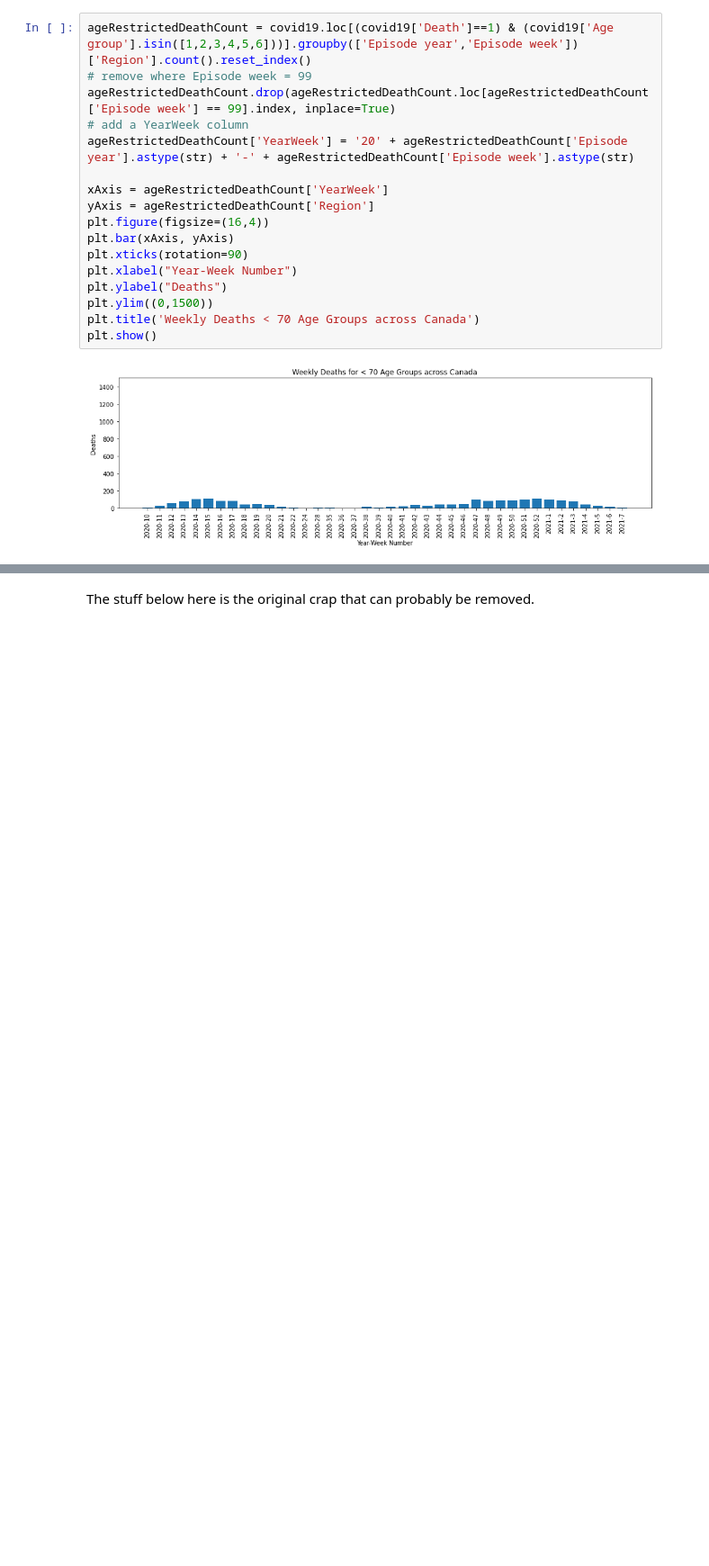
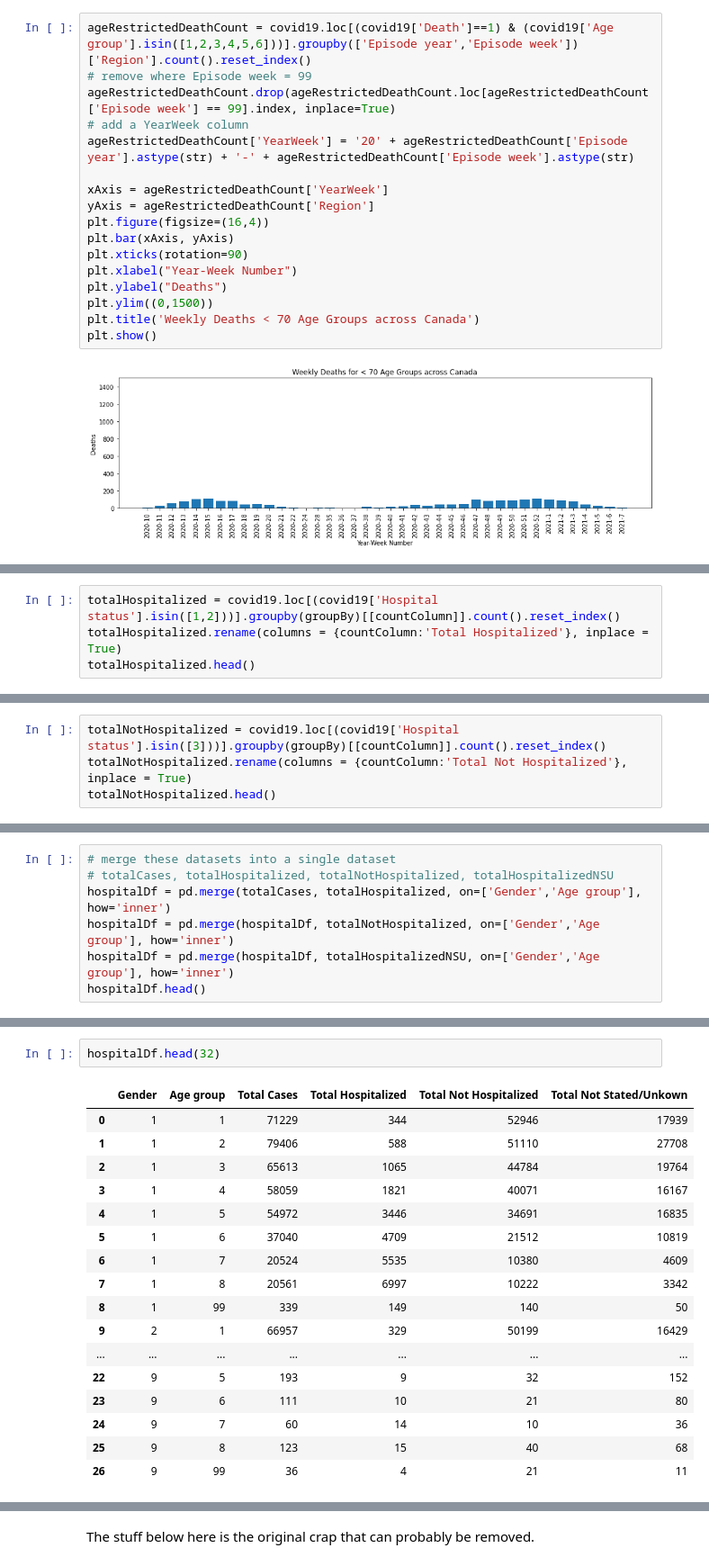
Before and after one commit to rkaunismaa/Covid19, a Jupyter notebook: COVID19-eng.ipynb, the cells around one changed output, grey strips where cells are left out. Shown at 90% size. Drawn from its saved outputs; the diff is of its cells as text; blank space fills up the shorter version.

```diff
--- a/COVID19-eng.ipynb
+++ b/COVID19-eng.ipynb
@@ -290,0 +246,4 @@ dtype: int64
+# %%
+totalHospitalized = covid19.loc[(covid19['Hospital status'].isin([1,2]))].groupby(groupBy)[[countColumn]].count().reset_index()
+totalHospitalized.rename(columns = {countColumn:'Total Hospitalized'}, inplace = True)
+totalHospitalized.head()
@@ -290,0 +257,4 @@ dtype: int64
+# %%
+totalNotHospitalized = covid19.loc[(covid19['Hospital status'].isin([3]))].groupby(groupBy)[[countColumn]].count().reset_index()
+totalNotHospitalized.rename(columns = {countColumn:'Total Not Hospitalized'}, inplace = True)
+totalNotHospitalized.head()
@@ -290,0 +290,7 @@ dtype: int64
+# %%
+# merge these datasets into a single dataset
+# totalCases, totalHospitalized, totalNotHospitalized, totalHospitalizedNSU
+hospitalDf = pd.merge(totalCases, totalHospitalized, on=['Gender','Age group'], how='inner')
+hospitalDf = pd.merge(hospitalDf, totalNotHospitalized, on=['Gender','Age group'], how='inner')
+hospitalDf = pd.merge(hospitalDf, totalHospitalizedNSU, on=['Gender','Age group'], how='inner')
+hospitalDf.head()
@@ -290,0 +304,20 @@ dtype: int64
+# %%
+hospitalDf.head(32)
+# %% [output]
+|  | Gender | Age group | Total Cases | Total Hospitalized | Total Not Hospitalized | Total Not Stated/Unkown |
+| 0 | 1 | 1 | 71229 | 344 | 52946 | 17939 |
+| 1 | 1 | 2 | 79406 | 588 | 51110 | 27708 |
+| 2 | 1 | 3 | 65613 | 1065 | 44784 | 19764 |
+| 3 | 1 | 4 | 58059 | 1821 | 40071 | 16167 |
+| 4 | 1 | 5 | 54972 | 3446 | 34691 | 16835 |
+| 5 | 1 | 6 | 37040 | 4709 | 21512 | 10819 |
+| 6 | 1 | 7 | 20524 | 5535 | 10380 | 4609 |
+| 7 | 1 | 8 | 20561 | 6997 | 10222 | 3342 |
+| 8 | 1 | 99 | 339 | 149 | 140 | 50 |
+| 9 | 2 | 1 | 66957 | 329 | 50199 | 16429 |
+| ... | ... | ... | ... | ... | ... | ... |
+| 22 | 9 | 5 | 193 | 9 | 32 | 152 |
+| 23 | 9 | 6 | 111 | 10 | 21 | 80 |
+| 24 | 9 | 7 | 60 | 14 | 10 | 36 |
+| 25 | 9 | 8 | 123 | 15 | 40 | 68 |
+| 26 | 9 | 99 | 36 | 4 | 21 | 11 |
```
Also changed, not shown: parts of 14 cells of this notebook.
